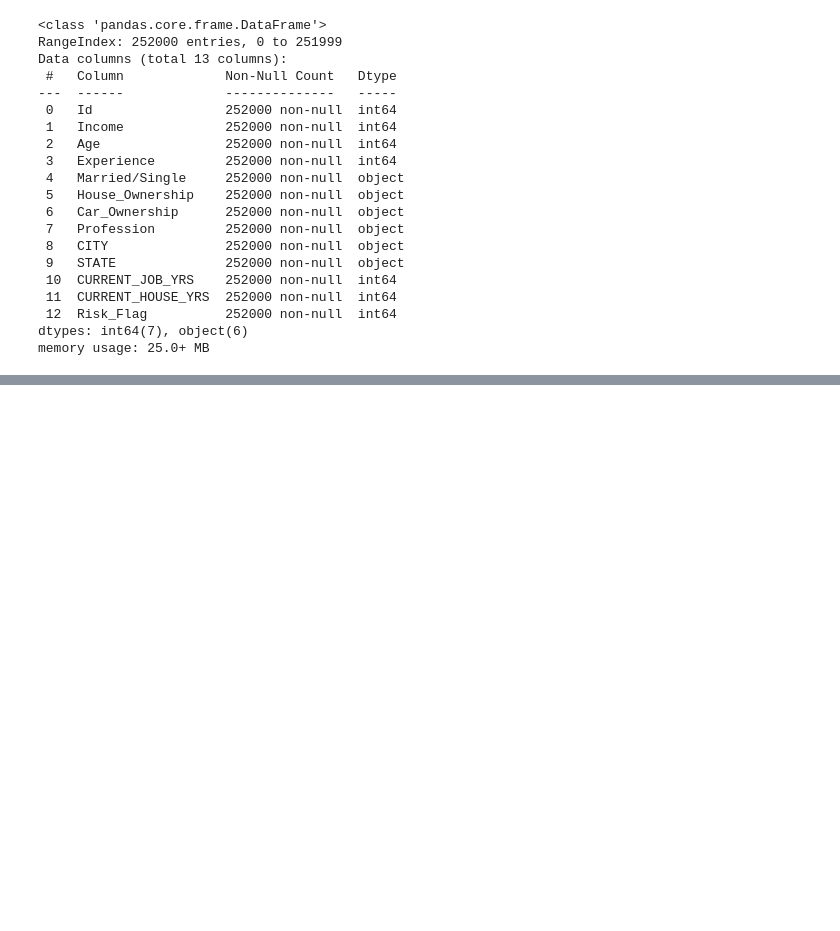
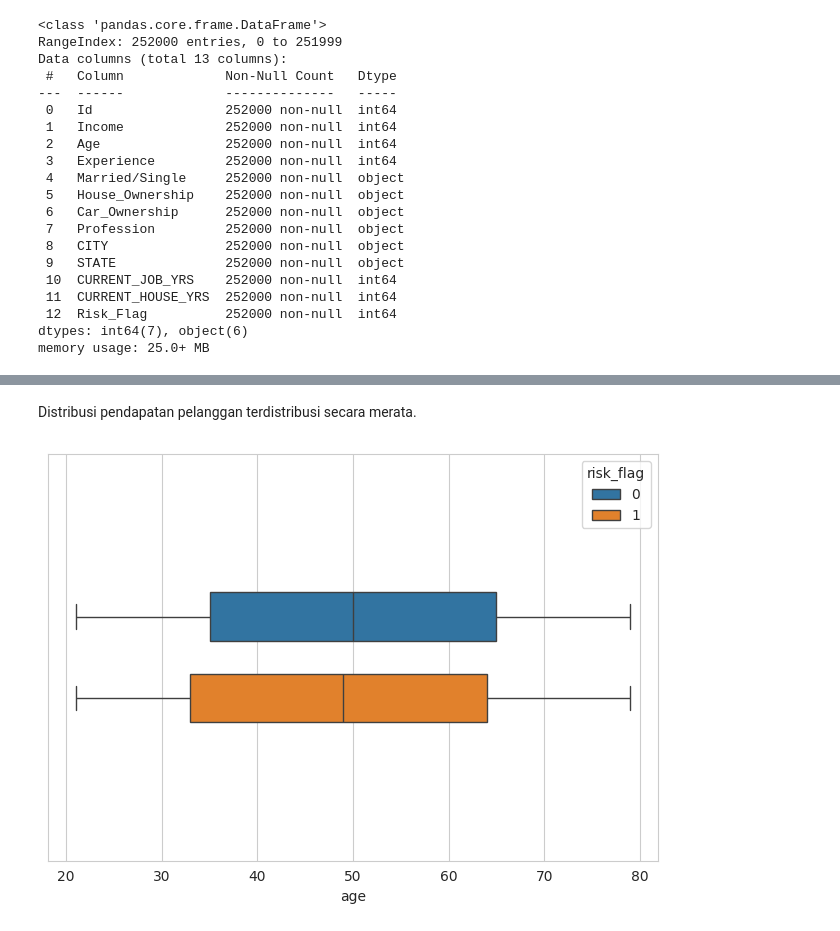
Before and after one commit to mfathul21/loan-prediction, a Jupyter notebook: Loan_Prediction_Based_on_Customers_Behaviour.ipynb, the cells around one changed output, grey strips where cells are left out. Saved outputs shown, nothing was run; the diff lists cells and outputs as text; code cells hidden in the pictures; blank space fills up the shorter version.

```diff
--- a/Loan_Prediction_Based_on_Customers_Behaviour.ipynb
+++ b/Loan_Prediction_Based_on_Customers_Behaviour.ipynb
@@ -124,0 +233,8 @@ Index(['Married/Single', 'House_Ownership', 'Car_Ownership', 'Profession',
+# %% [markdown]
+Distribusi pendapatan pelanggan terdistribusi secara merata.
+# %%
+sns.boxplot(x='age', hue='risk_flag', width=0.4, gap=0.4, data=df)
+plt.tight_layout()
+plt.show()
+# %% [output]
+[figure, added]
```
Also changed, not shown: parts of 31 cells of this notebook.
